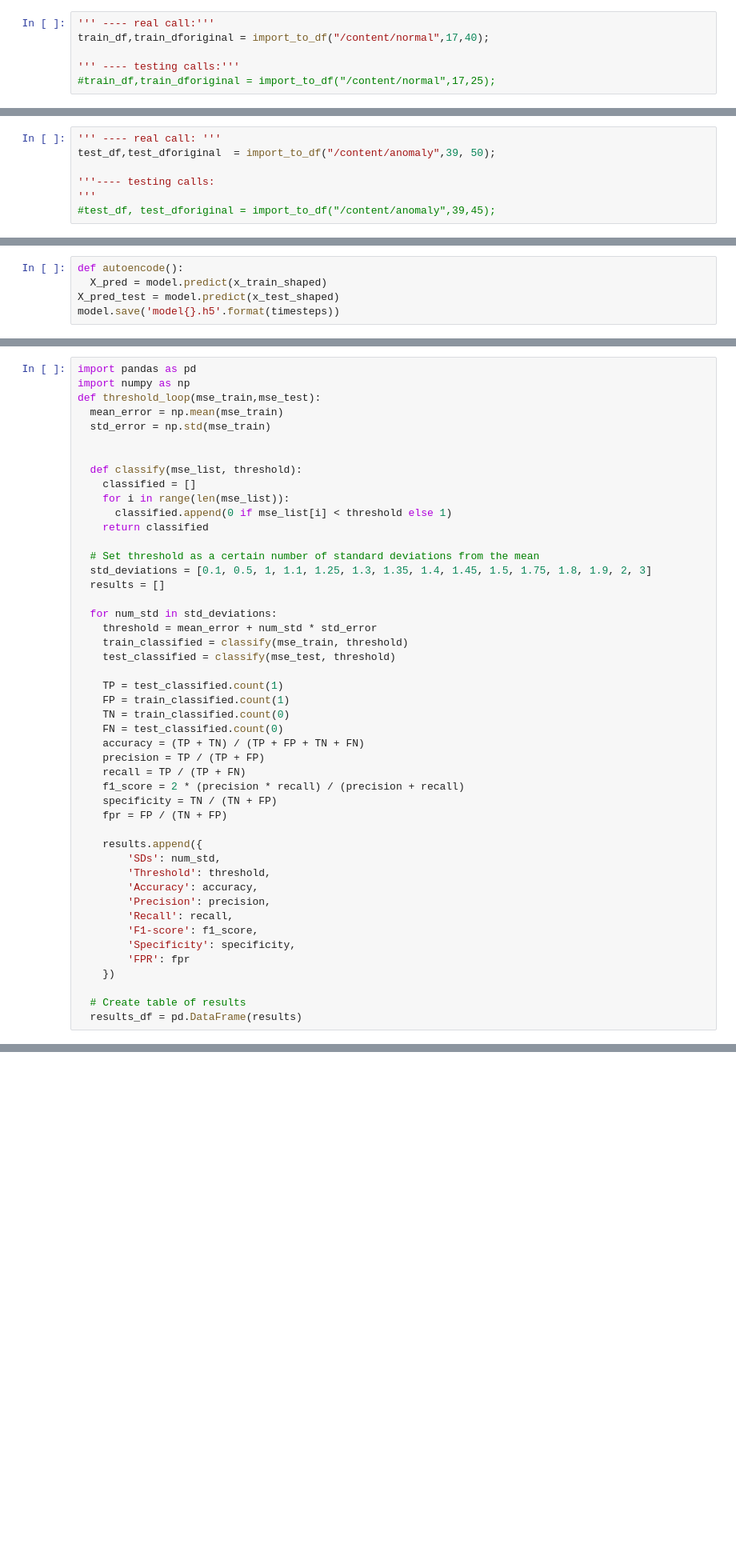
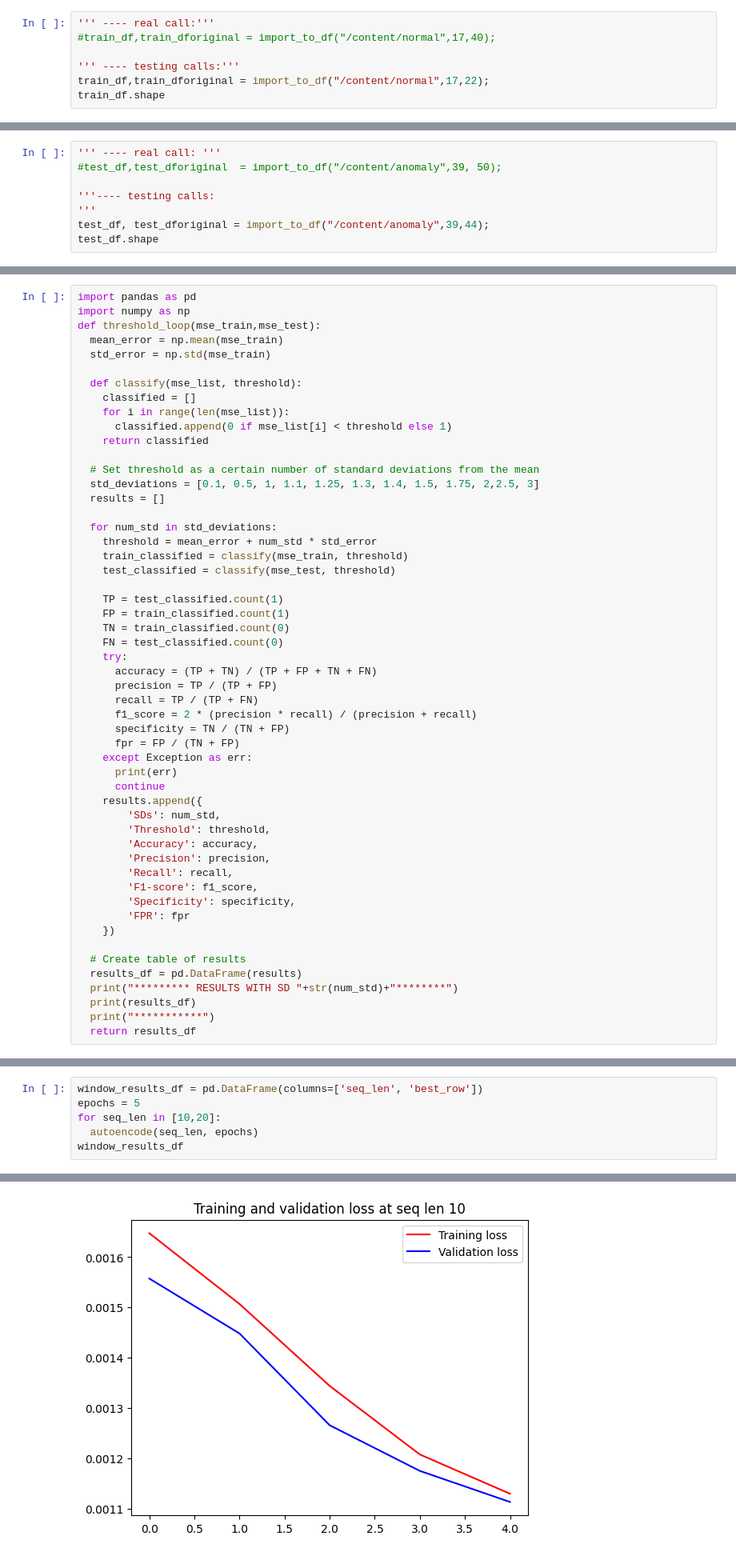
Before and after one commit to Eidell/gRPC-log-LSTM-Anomaly-Detection, a Jupyter notebook: lstm.ipynb, the cells around one changed output, grey strips where cells are left out. Shown at 80% size. Drawn from its saved outputs; the diff is of its cells as text; blank space fills up the shorter version.

```diff
--- a/lstm.ipynb
+++ b/lstm.ipynb
@@ -82,8 +82,9 @@ def import_to_df(folder, start, end):
 ## import train
 # %%
 ''' ---- real call:'''
-train_df,train_dforiginal = import_to_df("/content/normal",17,40);
+#train_df,train_dforiginal = import_to_df("/content/normal",17,40);
 
 ''' ---- testing calls:'''
-#train_df,train_dforiginal = import_to_df("/content/normal",17,25);
+train_df,train_dforiginal = import_to_df("/content/normal",17,22);
+train_df.shape
 # %% [output]
@@ -94,9 +95,10 @@ Number of errors: 0
 ## import test
 # %%
 ''' ---- real call: '''
-test_df,test_dforiginal  = import_to_df("/content/anomaly",39, 50);
+#test_df,test_dforiginal  = import_to_df("/content/anomaly",39, 50);
 
 '''---- testing calls:
 '''
-#test_df, test_dforiginal = import_to_df("/content/anomaly",39,45);
+test_df, test_dforiginal = import_to_df("/content/anomaly",39,44);
+test_df.shape
 # %% [output]
@@ -244,8 +254,3 @@ print(test_df.shape)
-# %%
-def autoencode():
-  X_pred = model.predict(x_train_shaped)
-X_pred_test = model.predict(x_test_shaped)
-model.save('model{}.h5'.format(timesteps))
 # %% [markdown]
 # AUTOENCODER
 # %% [markdown]
@@ -480,7 +469,6 @@ import numpy as np
 def threshold_loop(mse_train,mse_test):
   mean_error = np.mean(mse_train)
   std_error = np.std(mse_train)
-
 
   def classify(mse_list, threshold):
     classified = []
@@ -489,7 +477,7 @@ def threshold_loop(mse_train,mse_test):
     return classified
 
   # Set threshold as a certain number of standard deviations from the mean
-  std_deviations = [0.1, 0.5, 1, 1.1, 1.25, 1.3, 1.35, 1.4, 1.45, 1.5, 1.75, 1.8, 1.9, 2, 3]
+  std_deviations = [0.1, 0.5, 1, 1.1, 1.25, 1.3, 1.4, 1.5, 1.75, 2,2.5, 3]
   results = []
 
   for num_std in std_deviations:
@@ -501,13 +489,16 @@ def threshold_loop(mse_train,mse_test):
     FP = train_classified.count(1)
     TN = train_classified.count(0)
     FN = test_classified.count(0)
-    accuracy = (TP + TN) / (TP + FP + TN + FN)
-    precision = TP / (TP + FP)
-    recall = TP / (TP + FN)
-    f1_score = 2 * (precision * recall) / (precision + recall)
-    specificity = TN / (TN + FP)
-    fpr = FP / (TN + FP)
-
+    try:
+      accuracy = (TP + TN) / (TP + FP + TN + FN)
+      precision = TP / (TP + FP)
+      recall = TP / (TP + FN)
+      f1_score = 2 * (precision * recall) / (precision + recall)
+      specificity = TN / (TN + FP)
+      fpr = FP / (TN + FP)
+    except Exception as err:
+      print(err)
+      continue
     results.append({
         'SDs': num_std,
         'Threshold': threshold,
@@ -521,6 +512,10 @@ def threshold_loop(mse_train,mse_test):
 
   # Create table of results
   results_df = pd.DataFrame(results)
+  print("********* RESULTS WITH SD "+str(num_std)+"********")
+  print(results_df)
+  print("***********")
+  return results_df
 # %%
 results_df = threshold_loop(mse_train,mse_test)
 results_df
@@ -567,0 +628,7 @@ train_classified[:10],test_classified[:10]
+# %%
+window_results_df = pd.DataFrame(columns=['seq_len', 'best_row'])
+epochs = 5
+for seq_len in [10,20]:
+  autoencode(seq_len, epochs)
+window_results_df
+# %% [output]
@@ -567,0 +652 @@ train_classified[:10],test_classified[:10]
+[figure, added]
```
Also changed, not shown: parts of 19 cells of this notebook.
